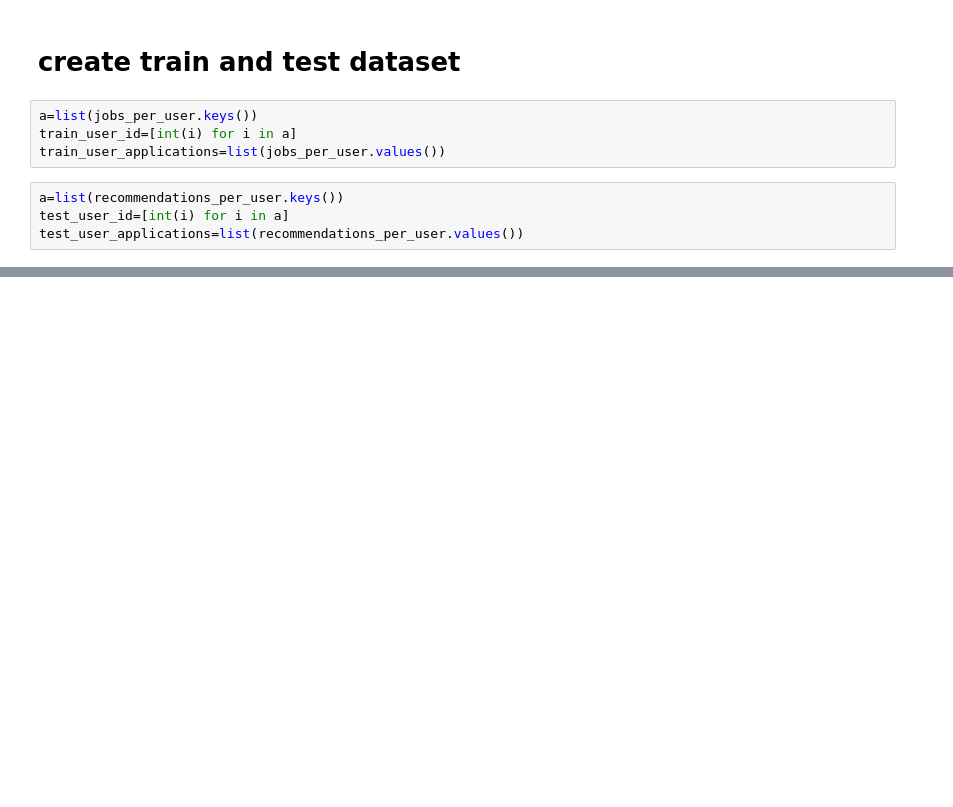
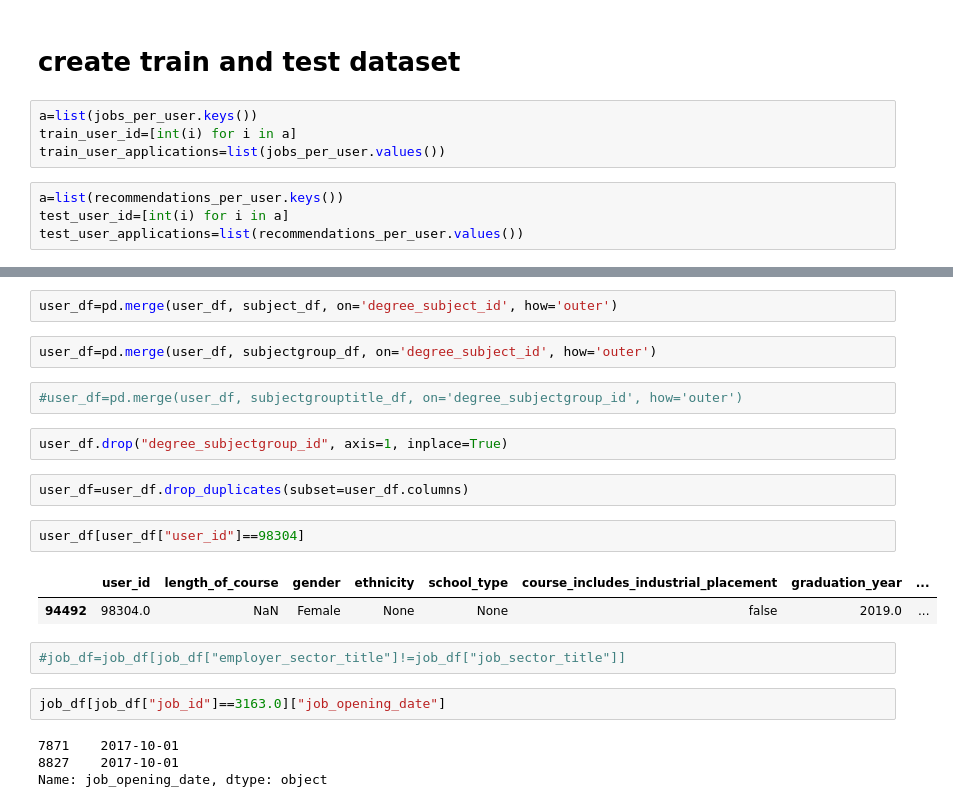
Before and after one commit to Lassanabright/Bright_Network-Data_Science, a Jupyter notebook: Train_Test_Dataset.ipynb, the cells around one changed output, grey strips where cells are left out. Cells and saved outputs as stored; diff of their text form; blank space fills up the shorter version.

```diff
--- a/Train_Test_Dataset.ipynb
+++ b/Train_Test_Dataset.ipynb
@@ -258,0 +651,23 @@ class users:
+# %%
+user_df=pd.merge(user_df, subject_df, on='degree_subject_id', how='outer')
+# %%
+user_df=pd.merge(user_df, subjectgroup_df, on='degree_subject_id', how='outer')
+# %%
+#user_df=pd.merge(user_df, subjectgrouptitle_df, on='degree_subjectgroup_id', how='outer')
+# %%
+user_df.drop("degree_subjectgroup_id", axis=1, inplace=True)
+# %%
+user_df=user_df.drop_duplicates(subset=user_df.columns)
+# %%
+user_df[user_df["user_id"]==98304]
+# %% [output]
+|  | user_id | length_of_course | gender | ethnicity | school_type | course_includes_industrial_placement | graduation_year | ... |
+| 94492 | 98304.0 | NaN | Female | None | None | false | 2019.0 | ... |
+# %%
+#job_df=job_df[job_df["employer_sector_title"]!=job_df["job_sector_title"]]
+# %%
+job_df[job_df["job_id"]==3163.0]["job_opening_date"]
+# %% [output]
+7871    2017-10-01
+8827    2017-10-01
+Name: job_opening_date, dtype: object
```
Also changed, not shown: parts of 48 cells of this notebook.
